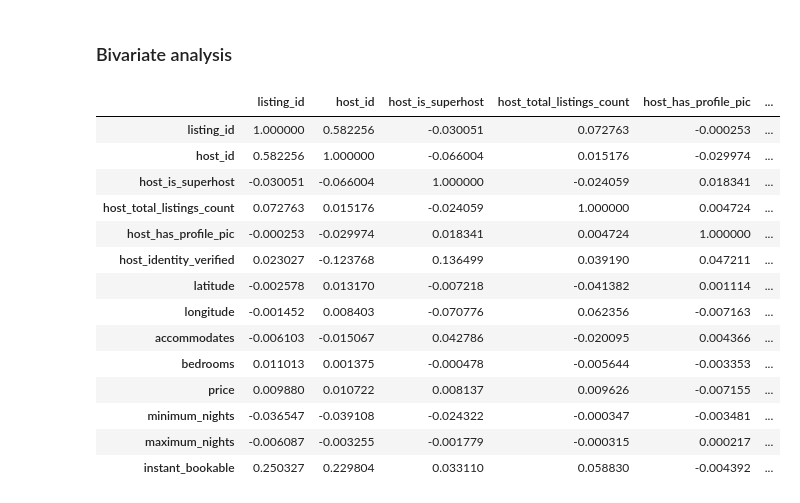
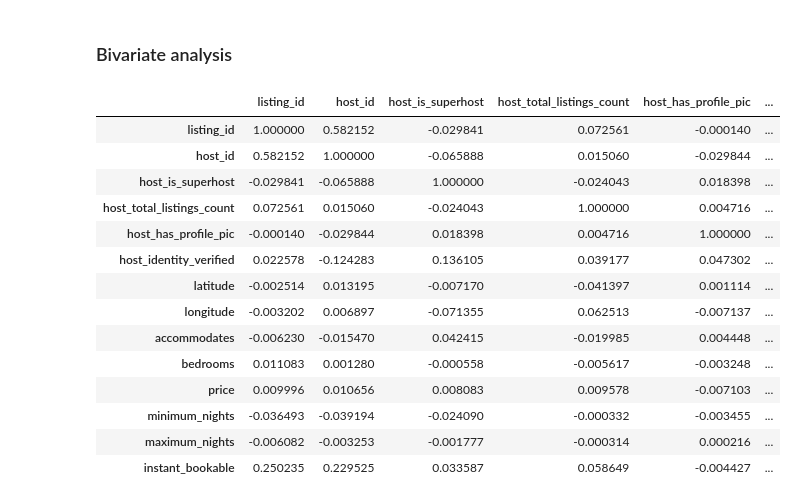
Before and after one commit to AbdullahAlrebdi/week3_project, a Jupyter notebook: main.ipynb, the cells around one changed output. Drawn from its saved outputs; the diff is of its cells as text; code cells hidden in the pictures.

```diff
--- a/main.ipynb
+++ b/main.ipynb
@@ -180,22 +180,22 @@ t **dtype:object** --> True **dtype:bool**
 df_listings['host_response_time'] = df_listings['host_response_time'].astype('category')
 # %%
 # Convert 'f' and 't' values to False and True
-df_listings['host_is_superhost'] = df_listings['host_is_superhost'].replace({'f': False, 't': True})
+df_listings['host_is_superhost'] = df_listings['host_is_superhost'].replace({'f': 0, 't': 1})
 # Convert the column to boolean type
-df_listings['host_is_superhost'] = df_listings['host_is_superhost'].astype(bool)
+df_listings['host_is_superhost'] = df_listings['host_is_superhost'].astype("Int64")
 # %%
 # Convert the column to int64 type
 df_listings['host_total_listings_count'] = df_listings['host_total_listings_count'].astype("Int64")
 # %%
 # Replace 'f' and 't' values with False and True, respectively
-df_listings['host_has_profile_pic'] = df_listings['host_has_profile_pic'].replace({'f': False, 't': True})
+df_listings['host_has_profile_pic'] = df_listings['host_has_profile_pic'].replace({'f': 0, 't': 1})
 # Convert the column to boolean type
-df_listings['host_has_profile_pic'] = df_listings['host_has_profile_pic'].astype(bool)
+df_listings['host_has_profile_pic'] = df_listings['host_has_profile_pic'].astype("Int64")
 # %%
 # Replace 'f' and 't' values with False and True, respectively
-df_listings['host_identity_verified'] = df_listings['host_identity_verified'].replace({'f': False, 't': True})
+df_listings['host_identity_verified'] = df_listings['host_identity_verified'].replace({'f': 0, 't': 1})
 # Convert the column to boolean type
-df_listings['host_identity_verified'] = df_listings['host_identity_verified'].astype(bool)
+df_listings['host_identity_verified'] = df_listings['host_identity_verified'].astype("Int64")
 # %%
 ## Convert the column to category type
 df_listings['property_type'] = df_listings['property_type'].astype('category')
@@ -207,9 +207,9 @@ df_listings['room_type'] = df_listings['room_type'].astype('category')
 df_listings['bedrooms'] = df_listings['bedrooms'].astype("Int64")
 # %%
 # Replace 'f' and 't' values with False and True, respectively
-df_listings['instant_bookable'] = df_listings['instant_bookable'].replace({'f': False, 't': True})
+df_listings['instant_bookable'] = df_listings['instant_bookable'].replace({'f': 0, 't': 1})
 # Convert the column to boolean type
-df_listings['instant_bookable'] = df_listings['instant_bookable'].astype(bool)
+df_listings['instant_bookable'] = df_listings['instant_bookable'].astype("Int64")
 # %% [markdown]
 Fill null district values. Using neighourhood and city columns to maping the district in get_district
 
@@ -670,23 +670,31 @@ merge_data['district'].value_counts()[:5].plot.bar()
 ### Bivariate analysis
 # %%
 # correlation heatmap plot between numeric variables
-df_listings.corr()
+# df_listings.corr() causing error?
+
+# Select only numeric columns
+numeric_df = df_listings.select_dtypes(include=['number'])
+
+# Compute correlation matrix
+correlation_matrix = numeric_df.corr()
+
+correlation_matrix
 # %% [output]
 |  | listing_id | host_id | host_is_superhost | host_total_listings_count | host_has_profile_pic | ... |
-| listing_id | 1.000000 | 0.582256 | -0.030051 | 0.072763 | -0.000253 | ... |
-| host_id | 0.582256 | 1.000000 | -0.066004 | 0.015176 | -0.029974 | ... |
-| host_is_superhost | -0.030051 | -0.066004 | 1.000000 | -0.024059 | 0.018341 | ... |
-| host_total_listings_count | 0.072763 | 0.015176 | -0.024059 | 1.000000 | 0.004724 | ... |
-| host_has_profile_pic | -0.000253 | -0.029974 | 0.018341 | 0.004724 | 1.000000 | ... |
-| host_identity_verified | 0.023027 | -0.123768 | 0.136499 | 0.039190 | 0.047211 | ... |
-| latitude | -0.002578 | 0.013170 | -0.007218 | -0.041382 | 0.001114 | ... |
-| longitude | -0.001452 | 0.008403 | -0.070776 | 0.062356 | -0.007163 | ... |
-| accommodates | -0.006103 | -0.015067 | 0.042786 | -0.020095 | 0.004366 | ... |
-| bedrooms | 0.011013 | 0.001375 | -0.000478 | -0.005644 | -0.003353 | ... |
-| price | 0.009880 | 0.010722 | 0.008137 | 0.009626 | -0.007155 | ... |
-| minimum_nights | -0.036547 | -0.039108 | -0.024322 | -0.000347 | -0.003481 | ... |
-| maximum_nights | -0.006087 | -0.003255 | -0.001779 | -0.000315 | 0.000217 | ... |
-| instant_bookable | 0.250327 | 0.229804 | 0.033110 | 0.058830 | -0.004392 | ... |
+| listing_id | 1.000000 | 0.582152 | -0.029841 | 0.072561 | -0.000140 | ... |
+| host_id | 0.582152 | 1.000000 | -0.065888 | 0.015060 | -0.029844 | ... |
+| host_is_superhost | -0.029841 | -0.065888 | 1.000000 | -0.024043 | 0.018398 | ... |
+| host_total_listings_count | 0.072561 | 0.015060 | -0.024043 | 1.000000 | 0.004716 | ... |
+| host_has_profile_pic | -0.000140 | -0.029844 | 0.018398 | 0.004716 | 1.000000 | ... |
+| host_identity_verified | 0.022578 | -0.124283 | 0.136105 | 0.039177 | 0.047302 | ... |
+| latitude | -0.002514 | 0.013195 | -0.007170 | -0.041397 | 0.001114 | ... |
+| longitude | -0.003202 | 0.006897 | -0.071355 | 0.062513 | -0.007137 | ... |
+| accommodates | -0.006230 | -0.015470 | 0.042415 | -0.019985 | 0.004448 | ... |
+| bedrooms | 0.011083 | 0.001280 | -0.000558 | -0.005617 | -0.003248 | ... |
+| price | 0.009996 | 0.010656 | 0.008083 | 0.009578 | -0.007103 | ... |
+| minimum_nights | -0.036493 | -0.039194 | -0.024090 | -0.000332 | -0.003455 | ... |
+| maximum_nights | -0.006082 | -0.003253 | -0.001777 | -0.000314 | 0.000216 | ... |
+| instant_bookable | 0.250235 | 0.229525 | 0.033587 | 0.058649 | -0.004427 | ... |
 # %%
 # correlation heatmap plot between numeric variables
 plt.figure(figsize = [8, 5])
```
Also changed, not shown: parts of 16 cells of this notebook.
